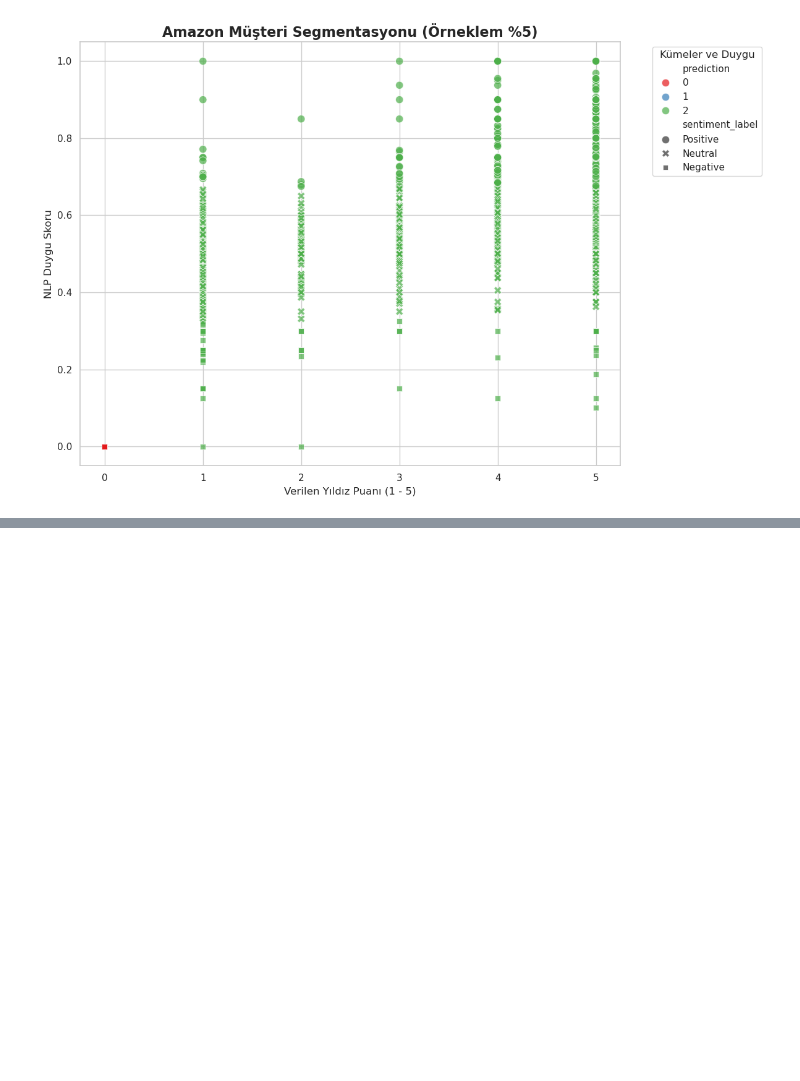
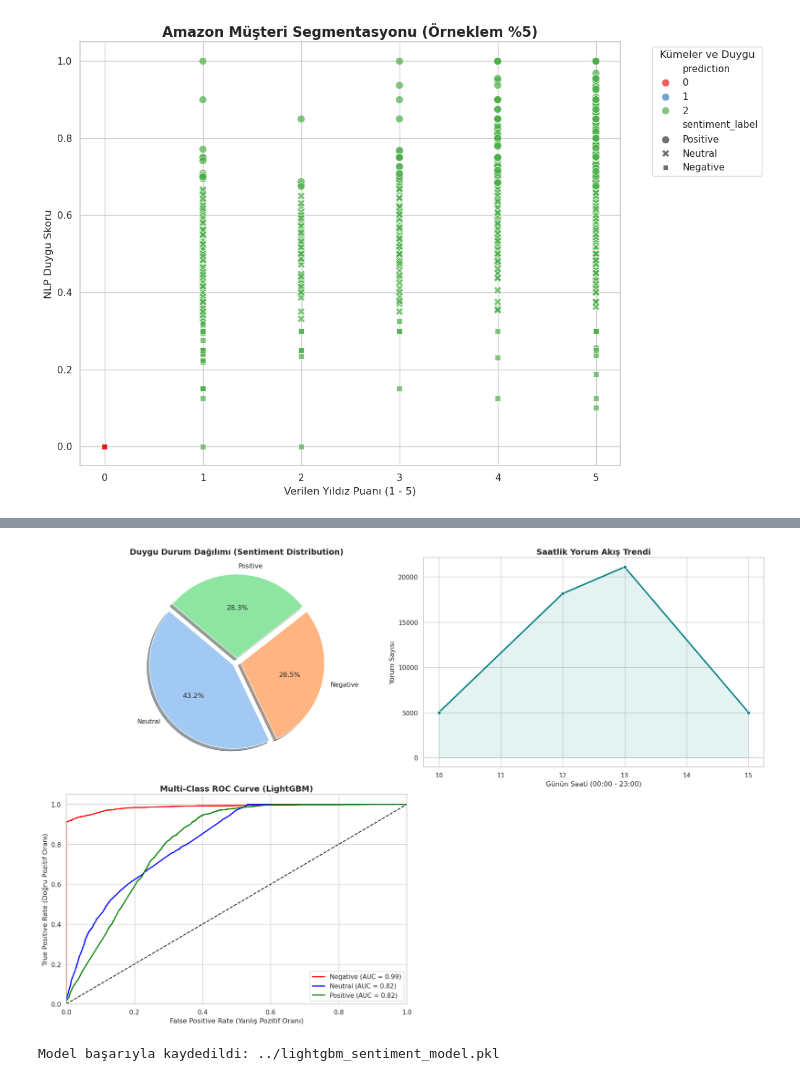
Before and after one commit to iremkaynar/amazon_big_data_project, a Jupyter notebook: notebooks/ML_Experiments.ipynb, the cells around one changed output, grey strips where cells are left out. Saved outputs shown, nothing was run; the diff lists cells and outputs as text; code cells hidden in the pictures; blank space fills up the shorter version.

Commit message:
eat: add mlflow, ROC curve, time-series, pie charts and remove duplicate codes

```diff
--- a/notebooks/ML_Experiments.ipynb
+++ b/notebooks/ML_Experiments.ipynb
@@ -375,0 +458,72 @@ K-Means Kümelerini Açıklayan Özelliklerin Önemi Hesaplanıyor...
+# %%
+# ==========================================
+# 7. GÖRSELLEŞTİRME VE DASHBOARD (ADIM 7)
+# ==========================================
+import matplotlib.pyplot as plt
+import seaborn as sns
+from sklearn.metrics import roc_curve, auc
+from sklearn.preprocessing import label_binarize
+
+# Grafik Stilini Ayarla
+sns.set_theme(style="whitegrid")
+plt.figure(figsize=(18, 12))
+
+# --- 1. DAĞILIM GRAFİĞİ (PIE CHART) ---
+plt.subplot(2, 2, 1)
+sentiment_counts = df['sentiment_label'].value_counts()
+colors = sns.color_palette('pastel')[0:3]
+plt.pie(sentiment_counts, labels=sentiment_counts.index, autopct='%1.1f%%',
+        startangle=140, colors=colors, explode=(0.05, 0.05, 0.05), shadow=True)
+plt.title("Duygu Durum Dağılımı (Sentiment Distribution)", fontsize=14, fontweight='bold')
+
+# --- 2. ZAMAN SERİSİ TREND GRAFİĞİ (LINE CHART) ---
+plt.subplot(2, 2, 2)
+# Saatlik yorum akışını hesapla
+hourly_trend = df.groupby('event_hour').size().reset_index(name='review_count')
+sns.lineplot(data=hourly_trend, x='event_hour', y='review_count', marker='o', color='teal', linewidth=2.5)
+plt.fill_between(hourly_trend['event_hour'], hourly_trend['review_count'], color='teal', alpha=0.1)
+plt.title("Saatlik Yorum Akış Trendi", fontsize=14, fontweight='bold')
+plt.xlabel("Günün Saati (00:00 - 23:00)")
+plt.ylabel("Yorum Sayısı")
+
+# --- 3. ROC CURVE GRAFİĞİ (EN İYİ MODEL İÇİN) ---
+plt.subplot(2, 2, 3)
+# Not: LightGBM'in en iyi sonuçlardan birini verdiğini varsayarak onun ROC eğrisini çiziyoruz
+best_model = models["LightGBM"]
+y_test_bin = label_binarize(y_test, classes=[0, 1, 2])
+y_score = best_model.predict_proba(X_test)
+
+n_classes = 3
+colors = ['red', 'blue', 'green']
+labels = ['Negative', 'Neutral', 'Positive']
+
+for i in range(n_classes):
+    fpr, tpr, _ = roc_curve(y_test_bin[:, i], y_score[:, i])
+    roc_auc = auc(fpr, tpr)
+    plt.plot(fpr, tpr, color=colors[i], lw=2, label=f'{labels[i]} (AUC = {roc_auc:.2f})')
+
+plt.plot([0, 1], [0, 1], 'k--', lw=1.5)
+plt.xlim([0.0, 1.0])
+plt.ylim([0.0, 1.05])
+plt.xlabel('False Positive Rate (Yanlış Pozitif Oranı)')
+plt.ylabel('True Positive Rate (Doğru Pozitif Oranı)')
+plt.title('Multi-Class ROC Curve (LightGBM)', fontsize=14, fontweight='bold')
+plt.legend(loc="lower right")
+
+plt.tight_layout()
+plt.show()
+# %% [output]
+[figure, added]
+# %%
+import joblib
+
+# Eğittiğimiz en iyi model olan LightGBM'i seçiyoruz
+best_model = models["LightGBM"]
+
+# Modeli projenin ana dizinine "pkl" (pickle) formatında kaydediyoruz
+kayit_yolu = "../lightgbm_sentiment_model.pkl"
+joblib.dump(best_model, kayit_yolu)
+
+print(f"Model başarıyla kaydedildi: {kayit_yolu}")
+# %% [output]
+Model başarıyla kaydedildi: ../lightgbm_sentiment_model.pkl
```
Also changed, not shown: parts of 3 cells of this notebook.
